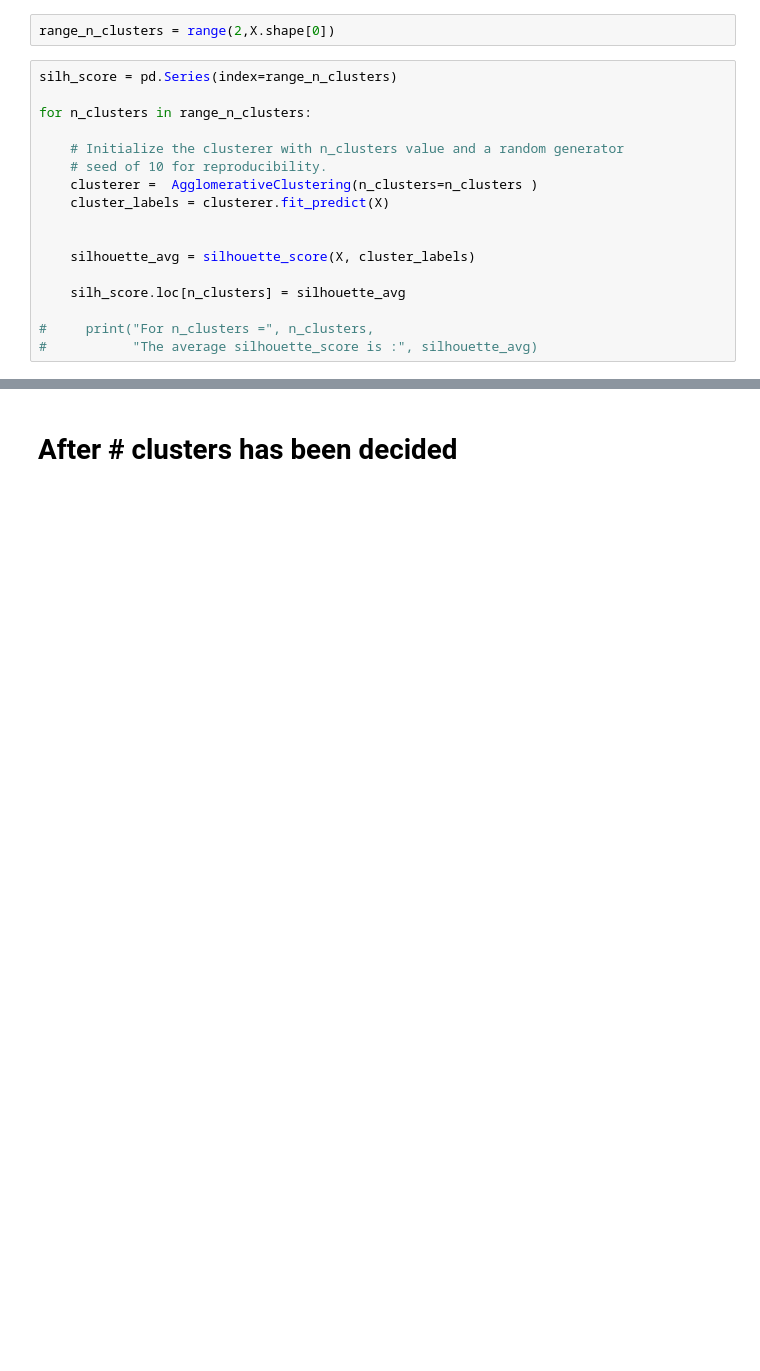
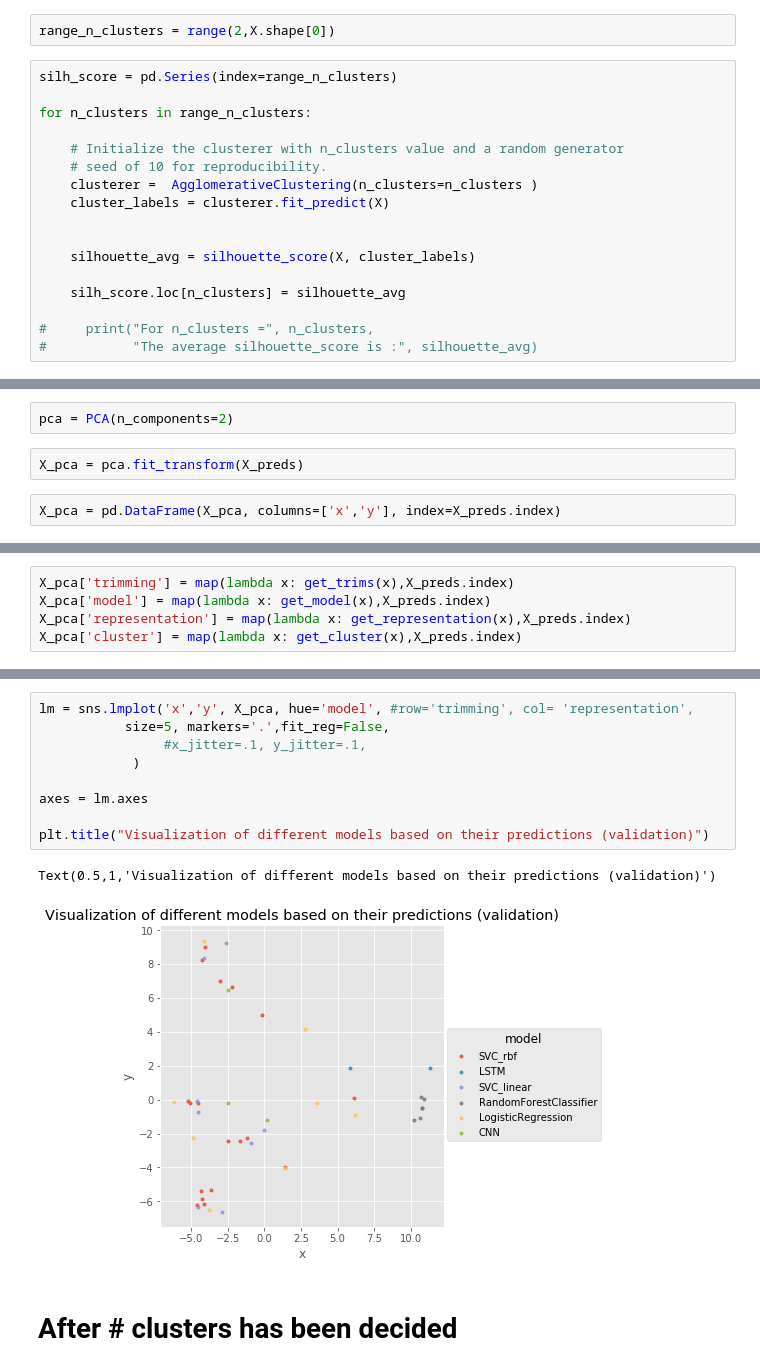
Before and after one commit to littlewine/snorkel-ml, a Jupyter notebook: my-code/classifier selection.ipynb, the cells around one changed output, grey strips where cells are left out. Drawn from its saved outputs; the diff is of its cells as text; blank space fills up the shorter version.

```diff
--- a/my-code/classifier selection.ipynb
+++ b/my-code/classifier selection.ipynb
@@ -124,0 +155,6 @@ Text(0,0.5,'Silhouette score')
+# %%
+pca = PCA(n_components=2)
+# %%
+X_pca = pca.fit_transform(X_preds)
+# %%
+X_pca = pd.DataFrame(X_pca, columns=['x','y'], index=X_preds.index)
@@ -124,0 +203,5 @@ Text(0,0.5,'Silhouette score')
+# %%
+X_pca['trimming'] = map(lambda x: get_trims(x),X_preds.index)
+X_pca['model'] = map(lambda x: get_model(x),X_preds.index)
+X_pca['representation'] = map(lambda x: get_representation(x),X_preds.index)
+X_pca['cluster'] = map(lambda x: get_cluster(x),X_preds.index)
@@ -125,3 +228,15 @@ Text(0,0.5,'Silhouette score')
+# %%
+lm = sns.lmplot('x','y', X_pca, hue='model', #row='trimming', col= 'representation',
+           size=5, markers='.',fit_reg=False,
+                #x_jitter=.1, y_jitter=.1,
+            )
+
+axes = lm.axes
+
+plt.title("Visualization of different models based on their predictions (validation)")
+# %% [output]
+Text(0.5,1,'Visualization of different models based on their predictions (validation)')
+[figure, added]
 # %% [markdown]
 # After # clusters has been decided
 # %%
```
Also changed, not shown: parts of 21 cells of this notebook.
